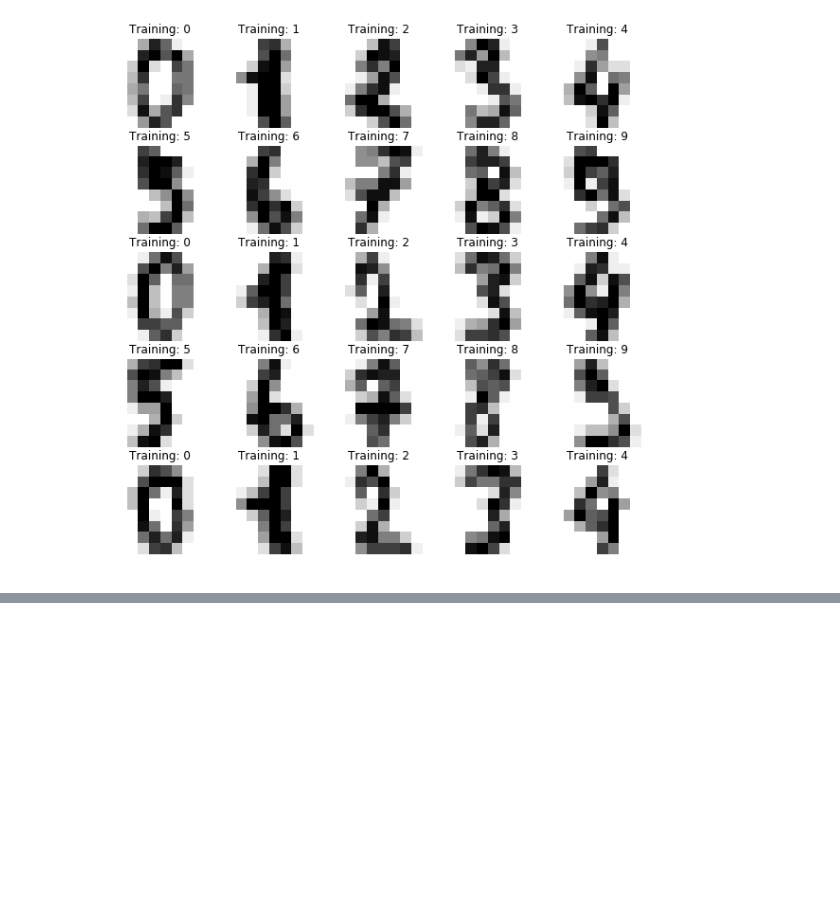
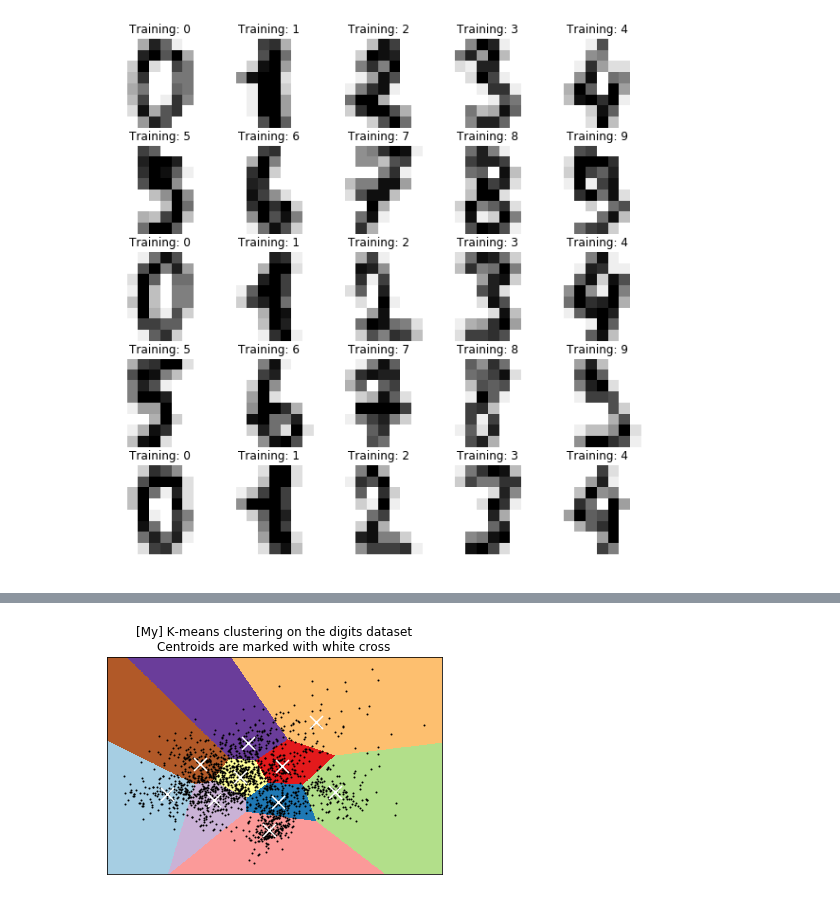
Before and after one commit to EricWebsmith/machine_learning_from_scrach, a Jupyter notebook: kmeans.ipynb, the cells around one changed output, grey strips where cells are left out. Saved outputs shown, nothing was run; the diff lists cells and outputs as text; code cells hidden in the pictures; blank space fills up the shorter version.

```diff
--- a/kmeans.ipynb
+++ b/kmeans.ipynb
@@ -86,0 +57,3 @@ reduced_data.shape
+# %%
+def distance(pointA, pointB):
+    return np.sqrt((pointA[0]-pointB[0])**2+(pointA[1]-pointB[1])**2)
@@ -86,0 +91,14 @@ reduced_data.shape
+# %%
+def my_kmeans(points):
+    centroids = init_centroids(10, 2)
+    indeces=update_index(points, centroids)
+    old_indeces = indeces
+    for i in range(1000):
+        centroids=update_centroids(points, indeces)
+        indeces=update_index(points, centroids)
+        if np.array_equal(indeces, old_indeces):
+            print('converge', i)
+            break
+        else:
+            old_indeces=indeces
+    return centroids, indeces
@@ -86,0 +108,3 @@ reduced_data.shape
+# %%
+centroids, indeces=my_kmeans(points)
+centroids
@@ -86,0 +123,36 @@ reduced_data.shape
+# %%
+h = .02     # point in the mesh [x_min, x_max]x[y_min, y_max].
+
+# Plot the decision boundary. For that, we will assign a color to each
+x_min, x_max = points[:, 0].min() - 1, points[:, 0].max() + 1
+y_min, y_max = points[:, 1].min() - 1, points[:, 1].max() + 1
+xx, yy = np.meshgrid(np.arange(x_min, x_max, h), np.arange(y_min, y_max, h))
+
+# Obtain labels for each point in mesh. Use last trained model.
+all_points = np.c_[xx.ravel(), yy.ravel()]
+Z = update_index(all_points, centroids)
+
+Z = Z.reshape(xx.shape)
+
+plt.figure(1)
+plt.clf()
+plt.imshow(Z, interpolation='nearest',
+           extent=(xx.min(), xx.max(), yy.min(), yy.max()),
+           cmap=plt.cm.Paired,
+           aspect='auto', origin='lower')
+
+plt.plot(points[:, 0], points[:, 1], 'k.', markersize=2)
+# Plot the centroids as a white X
+
+plt.scatter(centroids[:, 0], centroids[:, 1],
+            marker='x', s=169, linewidths=3,
+            color='w', zorder=10)
+plt.title('[My] K-means clustering on the digits dataset\n'
+          'Centroids are marked with white cross')
+plt.xlim(x_min, x_max)
+plt.ylim(y_min, y_max)
+plt.xticks(())
+plt.yticks(())
+plt.show()
+# %% [output]
+[figure, added]
```
Also changed, not shown: parts of 30 cells of this notebook, 2 other files.
